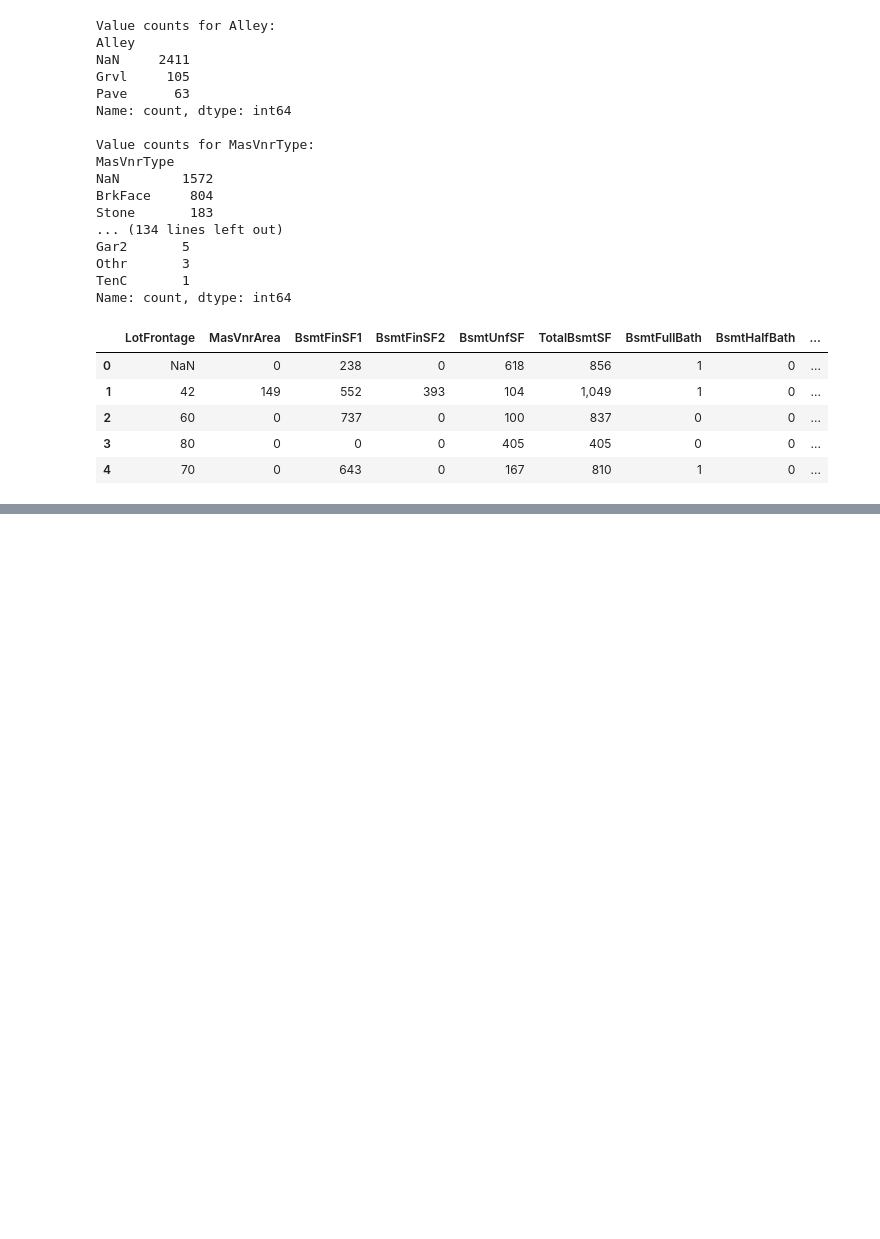
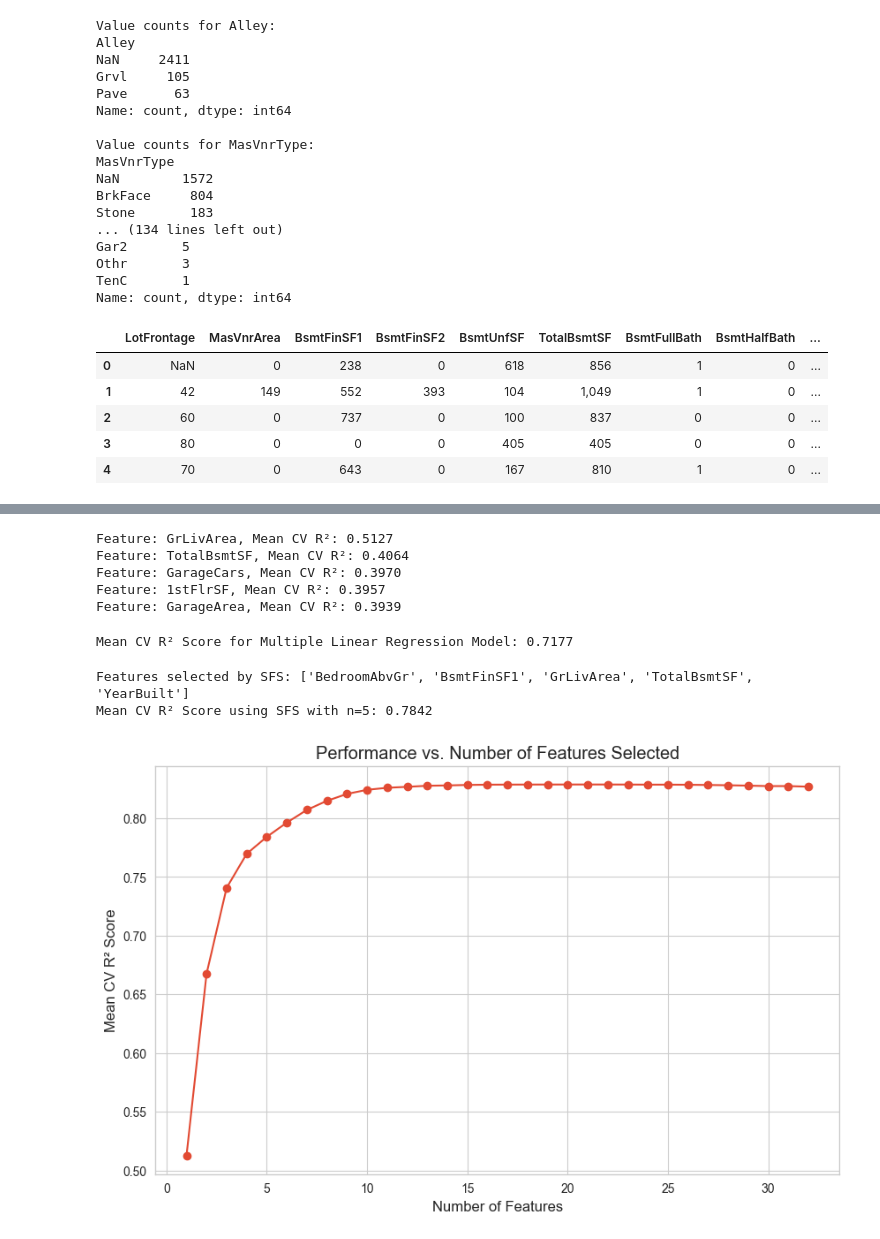
Before and after one commit to edwardweldon100/Machine-Learning-Project, a Jupyter notebook: Machine Learning Project.ipynb, the cells around one changed output, grey strips where cells are left out. Cells and saved outputs as stored; diff of their text form; code cells hidden in the pictures; blank space fills up the shorter version.

Commit message:
Imputation, CV, SFS
Finished Imputations for Missing Values, Convert Train_Test_Split models to CV 5x.  Experimented with Sequential Feature Selector on numeric features

```diff
--- a/Machine Learning Project.ipynb
+++ b/Machine Learning Project.ipynb
@@ -219,0 +449,70 @@ print('Coefficient:', lm.coef_)
+# %%
+#Sequential Feature Selector
+X = Ames_Columns_Numeric
+feature_scores = {}
+
+# Evaluate each feature with cross-validation
+for feature in X.columns:
+    X_single = X[[feature]]
+    cv_scores = cross_val_score(lm, X_single, Y)
+    feature_scores[feature] = cv_scores.mean()
+
+# Identify the top 5 features based on mean CV R² scores
+sorted_features = sorted(feature_scores.items(), key=lambda item: item[1], reverse=True)
+top_5 = sorted_features[0:5]
+
+# Display the top 5 features and their individual performance
+for feature, score in top_5:
+    print(f"Feature: {feature}, Mean CV R²: {score:.4f}")
+# %% [output]
+Feature: GrLivArea, Mean CV R²: 0.5127
+Feature: TotalBsmtSF, Mean CV R²: 0.4064
+Feature: GarageCars, Mean CV R²: 0.3970
+Feature: 1stFlrSF, Mean CV R²: 0.3957
+Feature: GarageArea, Mean CV R²: 0.3939
+# %%
+# Extracting the top 5 features for our multiple linear regression
+top_features = [feature for feature, score in top_5]
+
+# Building the model with the top 5 features
+X_top = Ames[top_features]
+
+# Evaluating the model with cross-validation
+cv_scores_mlr = cross_val_score(lm, X_top, Y, cv=5, scoring="r2")
+mean_mlr_score = cv_scores_mlr.mean()
+
+print(f"Mean CV R² Score for Multiple Linear Regression Model: {mean_mlr_score:.4f}")
+# %% [output]
+Mean CV R² Score for Multiple Linear Regression Model: 0.7177
+# %%
+sfs.fit(X, Y)
+selected_features = X.columns[sfs.get_support()].to_list()
+print(f"Features selected by SFS: {selected_features}")
+
+scores = cross_val_score(lm, Ames[selected_features], Y)
+print(f"Mean CV R² Score using SFS with n=5: {scores.mean():.4f}")
+# %% [output]
+Features selected by SFS: ['BedroomAbvGr', 'BsmtFinSF1', 'GrLivArea', 'TotalBsmtSF', 'YearBuilt']
+Mean CV R² Score using SFS with n=5: 0.7842
+# %%
+# Prepare to store the mean CV R² scores for each number of features
+mean_scores = []
+
+# Iterate over a range from 1 feature to the maximum number of features available
+for n_features_to_select in range(1, len(X.columns)):
+    sfs = SequentialFeatureSelector(lm, n_features_to_select=n_features_to_select)
+    sfs.fit(X, Y)
+    selected_features = X.columns[sfs.get_support()]
+    score = cross_val_score(lm, X[selected_features], Y, cv=5, scoring="r2").mean()
+    mean_scores.append(score)
+
+# Plot the mean CV R² scores against the number of features selected
+plt.figure(figsize=(10, 6))
+plt.plot(range(1, len(X.columns)), mean_scores, marker="o")
+plt.title("Performance vs. Number of Features Selected")
+plt.xlabel("Number of Features")
+plt.ylabel("Mean CV R² Score")
+plt.grid(True)
+plt.show()
+# %% [output]
+[figure, added]
```
Also changed, not shown: parts of 24 cells of this notebook.
